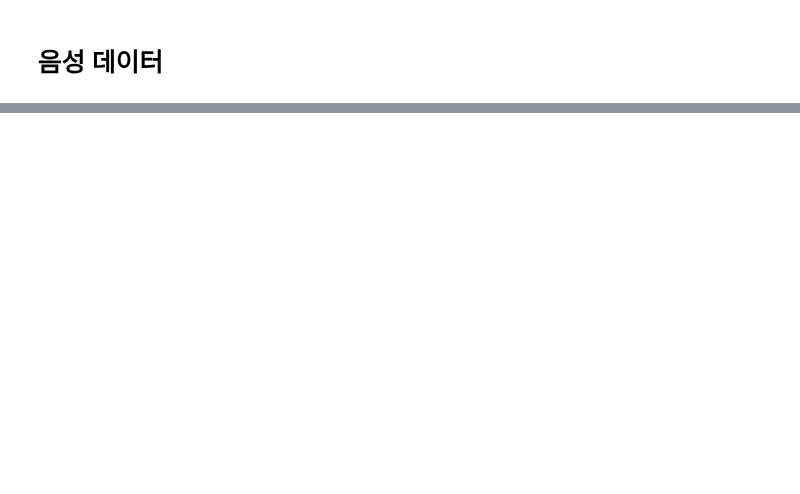
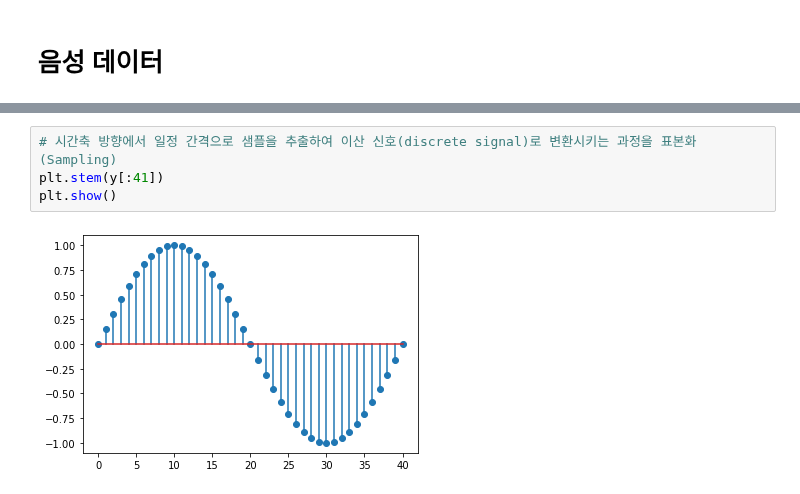
Before and after one commit to ittapa/AIFFEL-FILP-CODING, a Jupyter notebook: lms/01-EXPLORATION/E25-voice/01-basic.ipynb, the cells around one changed output, grey strips where cells are left out. Cells and saved outputs as stored; diff of their text form; blank space fills up the shorter version.

```diff
--- a/lms/01-EXPLORATION/E25-voice/01-basic.ipynb
+++ b/lms/01-EXPLORATION/E25-voice/01-basic.ipynb
@@ -13,0 +34,6 @@
+# %%
+# 시간축 방향에서 일정 간격으로 샘플을 추출하여 이산 신호(discrete signal)로 변환시키는 과정을 표본화(Sampling)
+plt.stem(y[:41])
+plt.show()
+# %% [output]
+[figure, added]
```
Also changed, not shown: parts of 59 cells of this notebook, 3 other files.
